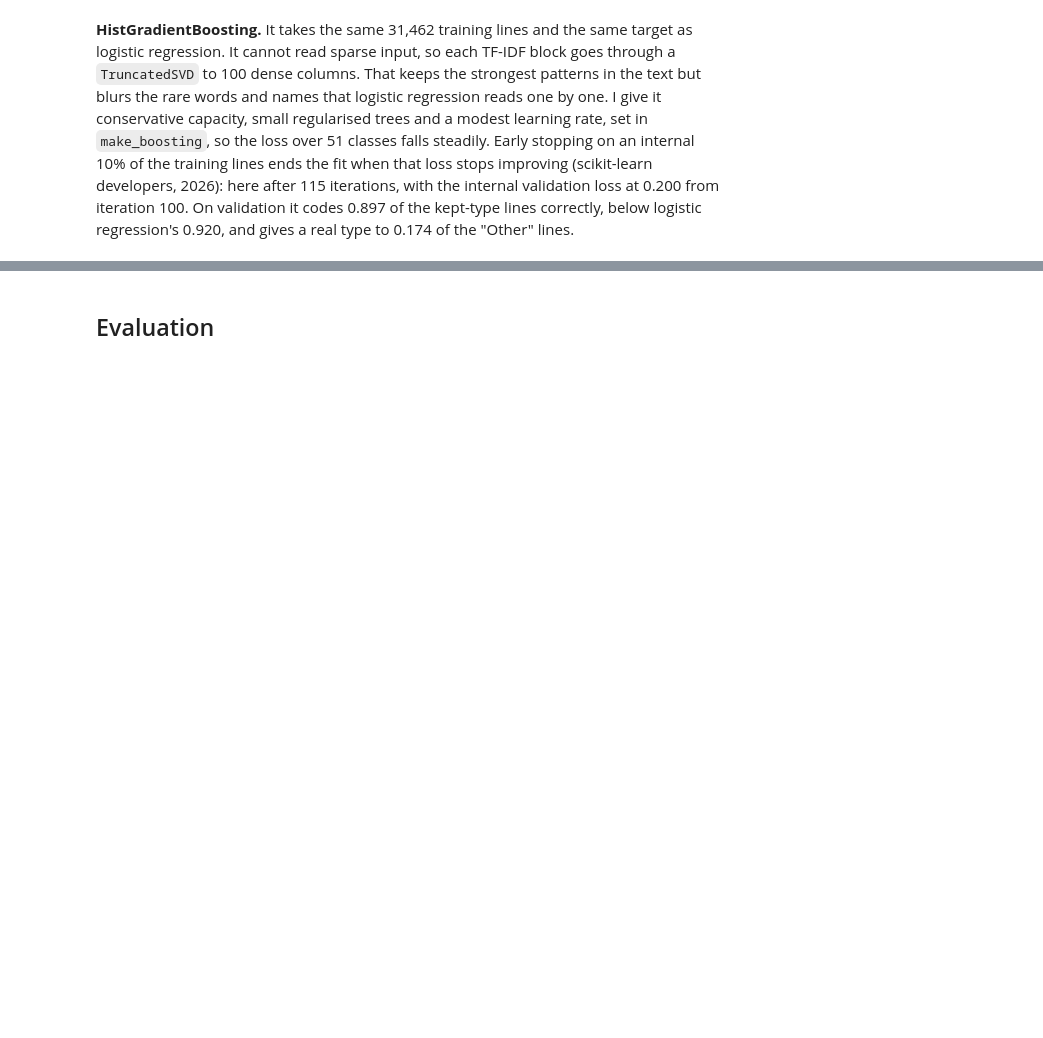
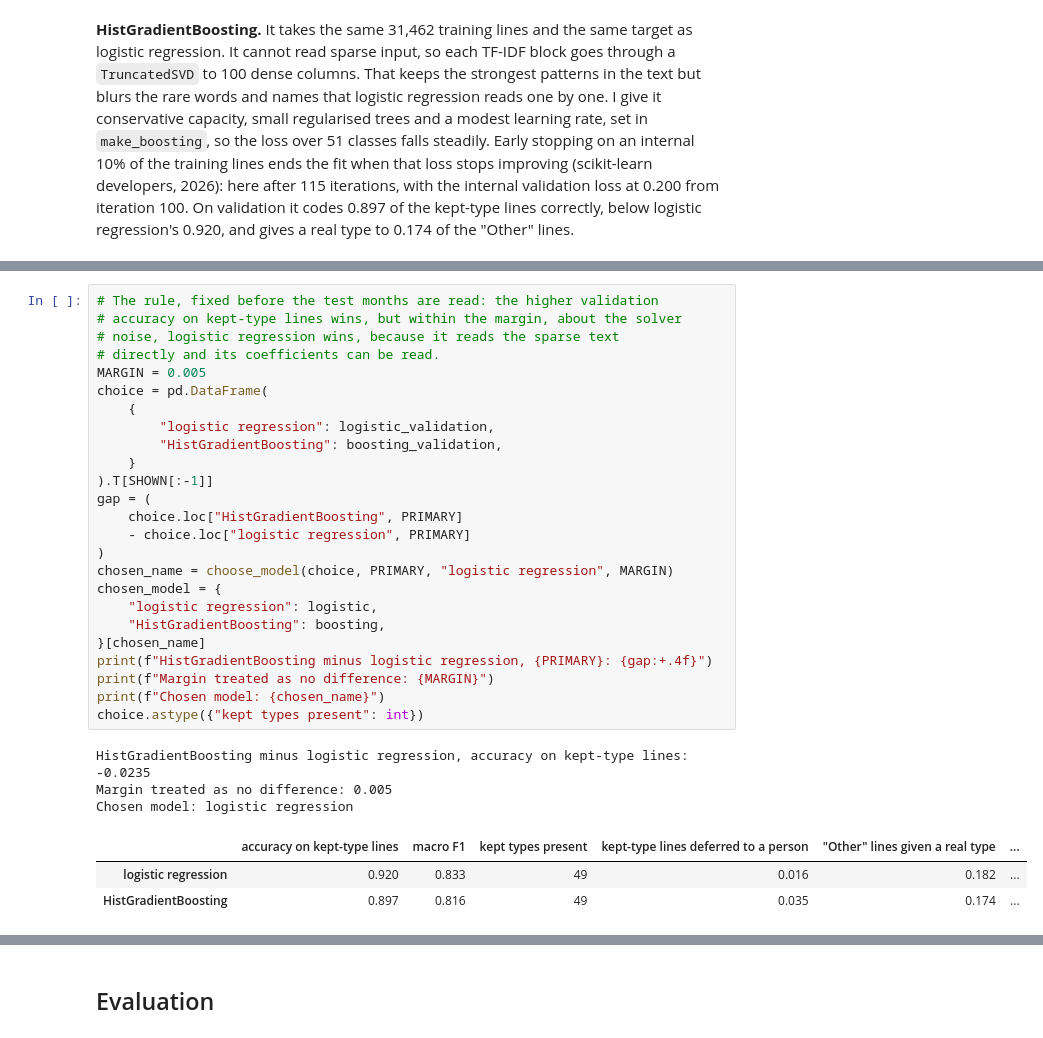
Before and after one commit to PaddyGilliland1/applied-machine-learning-project, a Jupyter notebook: modeling.ipynb, the cells around one changed output, grey strips where cells are left out. Saved outputs shown, nothing was run; the diff lists cells and outputs as text; blank space fills up the shorter version.

```diff
--- a/modeling.ipynb
+++ b/modeling.ipynb
@@ -2772,0 +2799,32 @@ Validation:
+# %%
+# The rule, fixed before the test months are read: the higher validation
+# accuracy on kept-type lines wins, but within the margin, about the solver
+# noise, logistic regression wins, because it reads the sparse text
+# directly and its coefficients can be read.
+MARGIN = 0.005
+choice = pd.DataFrame(
+    {
+        "logistic regression": logistic_validation,
+        "HistGradientBoosting": boosting_validation,
+    }
+).T[SHOWN[:-1]]
+gap = (
+    choice.loc["HistGradientBoosting", PRIMARY]
+    - choice.loc["logistic regression", PRIMARY]
+)
+chosen_name = choose_model(choice, PRIMARY, "logistic regression", MARGIN)
+chosen_model = {
+    "logistic regression": logistic,
+    "HistGradientBoosting": boosting,
+}[chosen_name]
+print(f"HistGradientBoosting minus logistic regression, {PRIMARY}: {gap:+.4f}")
+print(f"Margin treated as no difference: {MARGIN}")
+print(f"Chosen model: {chosen_name}")
+choice.astype({"kept types present": int})
+# %% [output]
+HistGradientBoosting minus logistic regression, accuracy on kept-type lines: -0.0235
+Margin treated as no difference: 0.005
+Chosen model: logistic regression
+|  | accuracy on kept-type lines | macro F1 | kept types present | kept-type lines deferred to a person | "Other" lines given a real type | ... |
+| logistic regression | 0.920 | 0.833 | 49 | 0.016 | 0.182 | ... |
+| HistGradientBoosting | 0.897 | 0.816 | 49 | 0.035 | 0.174 | ... |
```
Also changed, not shown: parts of 8 cells of this notebook.
